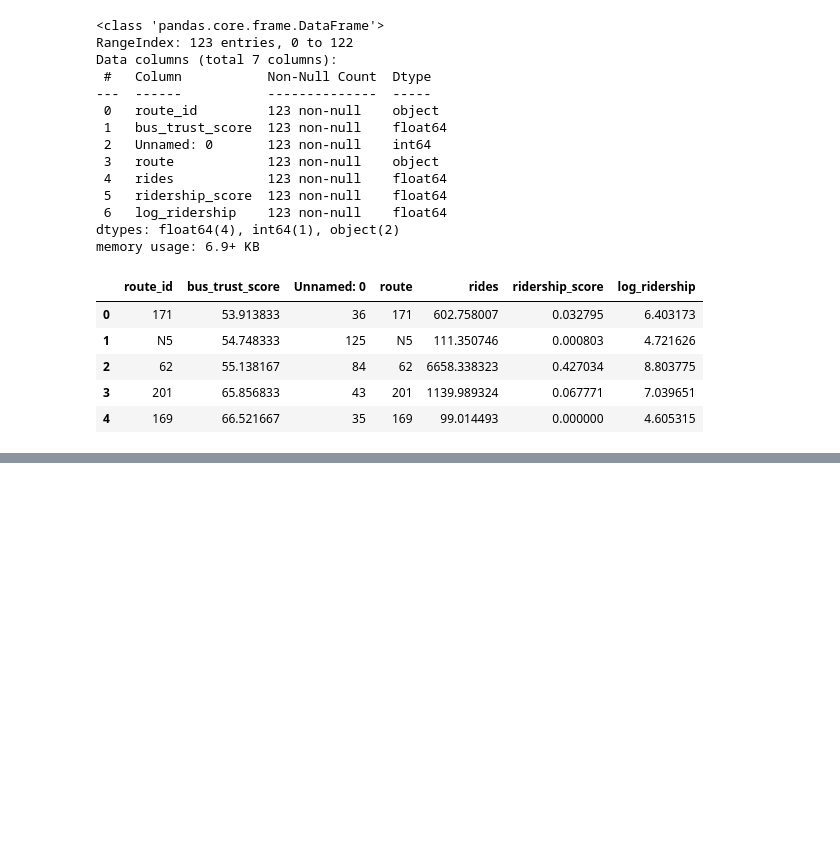
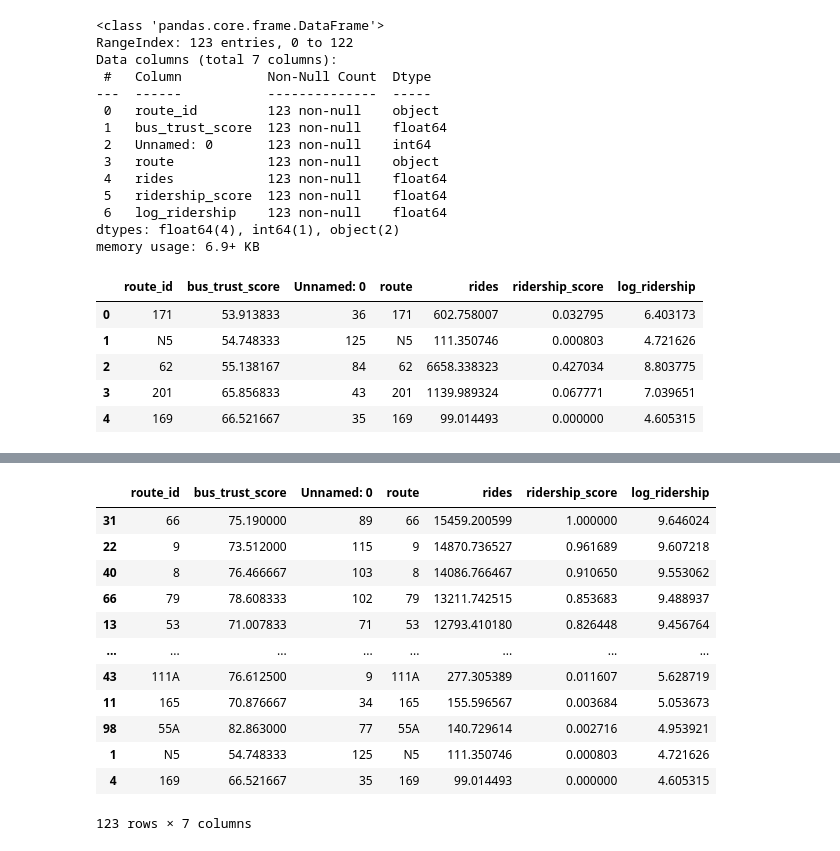
Before and after one commit to liv-fing/CTABusTrust, a Jupyter notebook: bus_trust_score.ipynb, the cells around one changed output, grey strips where cells are left out. Saved outputs shown, nothing was run; the diff lists cells and outputs as text; code cells hidden in the pictures; blank space fills up the shorter version.

```diff
--- a/bus_trust_score.ipynb
+++ b/bus_trust_score.ipynb
@@ -46,0 +68,16 @@ metrics.head()
+# %%
+metrics.sort_values(by='rides', ascending=False)
+# %% [output]
+|  | route_id | bus_trust_score | Unnamed: 0 | route | rides | ridership_score | log_ridership |
+| 31 | 66 | 75.190000 | 89 | 66 | 15459.200599 | 1.000000 | 9.646024 |
+| 22 | 9 | 73.512000 | 115 | 9 | 14870.736527 | 0.961689 | 9.607218 |
+| 40 | 8 | 76.466667 | 103 | 8 | 14086.766467 | 0.910650 | 9.553062 |
+| 66 | 79 | 78.608333 | 102 | 79 | 13211.742515 | 0.853683 | 9.488937 |
+| 13 | 53 | 71.007833 | 71 | 53 | 12793.410180 | 0.826448 | 9.456764 |
+| ... | ... | ... | ... | ... | ... | ... | ... |
+| 43 | 111A | 76.612500 | 9 | 111A | 277.305389 | 0.011607 | 5.628719 |
+| 11 | 165 | 70.876667 | 34 | 165 | 155.596567 | 0.003684 | 5.053673 |
+| 98 | 55A | 82.863000 | 77 | 55A | 140.729614 | 0.002716 | 4.953921 |
+| 1 | N5 | 54.748333 | 125 | N5 | 111.350746 | 0.000803 | 4.721626 |
+| 4 | 169 | 66.521667 | 35 | 169 | 99.014493 | 0.000000 | 4.605315 |
+123 rows × 7 columns
```
Also changed, not shown: parts of 3 cells of this notebook, 9 other files.
